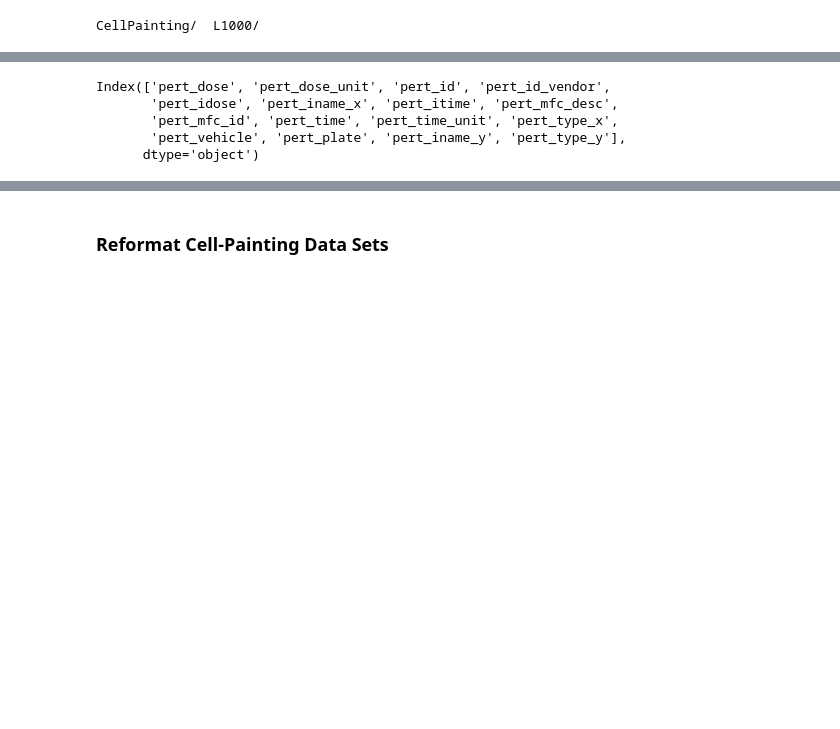
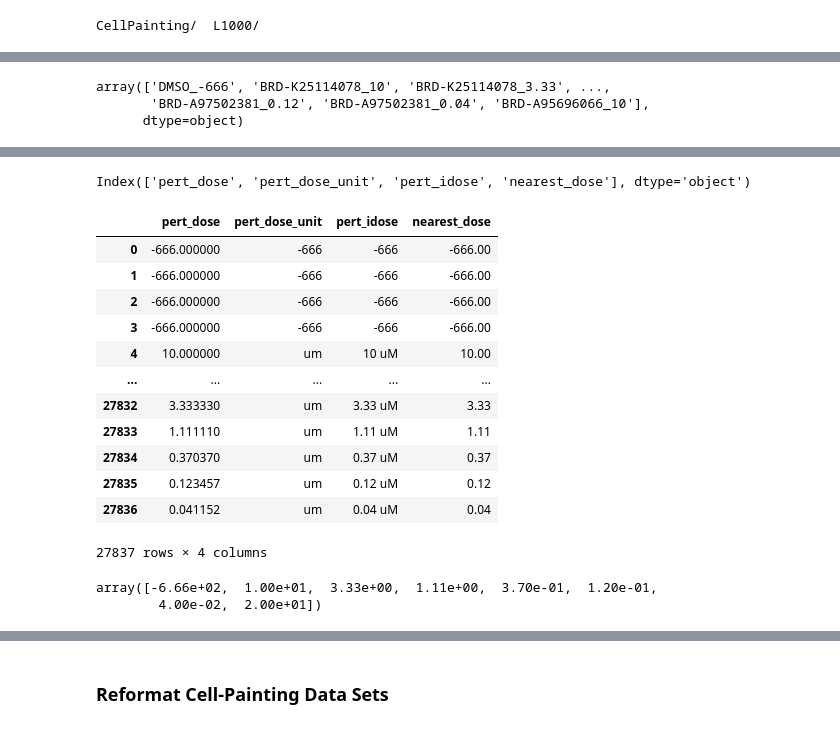
Before and after one commit to broadinstitute/2018_04_20_Rosetta, a Jupyter notebook: 0-preprocess_datasets.ipynb, the cells around one changed output, grey strips where cells are left out. Drawn from its saved outputs; the diff is of its cells as text; code cells hidden in the pictures; blank space fills up the shorter version.

```diff
--- a/0-preprocess_datasets.ipynb
+++ b/0-preprocess_datasets.ipynb
@@ -625,3 +844,9 @@ for el in data_meta_match_ls:
+# %%
+lincs_l1k_rep['pert_id_dose'].unique()
+# %% [output]
+array(['DMSO_-666', 'BRD-K25114078_10', 'BRD-K25114078_3.33', ...,
+       'BRD-A97502381_0.12', 'BRD-A97502381_0.04', 'BRD-A95696066_10'],
+      dtype=object)
 # %%
 lincs_l1k_rep = pd.read_csv(procProf_dir+'preprocessed_data/LINCS-Pilot1/L1000/'+data_meta_match_ls[1][0]+'.csv.gz')
 l1k_features=lincs_l1k_rep.columns[lincs_l1k_rep.columns.str.contains("_at")]
@@ -631,11 +856,29 @@ x=replicateCorrs(lincs_l1k_rep[lincs_l1k_rep['pert_iname_x']!='DMSO'].reset_inde
 # %% [output]
 [interactive output not drawn]
 [interactive output not drawn]
-# %%
-lincs_l1k_rep.columns[lincs_l1k_rep.columns.str.contains('pert')]
-# %% [output]
-Index(['pert_dose', 'pert_dose_unit', 'pert_id', 'pert_id_vendor',
-       'pert_idose', 'pert_iname_x', 'pert_itime', 'pert_mfc_desc',
-       'pert_mfc_id', 'pert_time', 'pert_time_unit', 'pert_type_x',
-       'pert_vehicle', 'pert_plate', 'pert_iname_y', 'pert_type_y'],
-      dtype='object')
+# %%
+lincs_l1k_rep = pd.read_csv(procProf_dir+'preprocessed_data/LINCS-Pilot1/L1000/'+data_meta_match_ls[2][0]+'.csv.gz')
+lincs_l1k_rep.columns[lincs_l1k_rep.columns.str.contains('dose')]
+# %% [output]
+Index(['pert_dose', 'pert_dose_unit', 'pert_idose', 'nearest_dose'], dtype='object')
+# %%
+lincs_l1k_rep[['pert_dose', 'pert_dose_unit', 'pert_idose', 'nearest_dose']]
+# %% [output]
+|  | pert_dose | pert_dose_unit | pert_idose | nearest_dose |
+| 0 | -666.000000 | -666 | -666 | -666.00 |
+| 1 | -666.000000 | -666 | -666 | -666.00 |
+| 2 | -666.000000 | -666 | -666 | -666.00 |
+| 3 | -666.000000 | -666 | -666 | -666.00 |
+| 4 | 10.000000 | um | 10 uM | 10.00 |
+| ... | ... | ... | ... | ... |
+| 27832 | 3.333330 | um | 3.33 uM | 3.33 |
+| 27833 | 1.111110 | um | 1.11 uM | 1.11 |
+| 27834 | 0.370370 | um | 0.37 uM | 0.37 |
+| 27835 | 0.123457 | um | 0.12 uM | 0.12 |
+| 27836 | 0.041152 | um | 0.04 uM | 0.04 |
+27837 rows × 4 columns
+# %%
+lincs_l1k_rep['nearest_dose'].unique()
+# %% [output]
+array([-6.66e+02,  1.00e+01,  3.33e+00,  1.11e+00,  3.70e-01,  1.20e-01,
+        4.00e-02,  2.00e+01])
```
Also changed, not shown: parts of 115 cells of this notebook, 6 other files.
